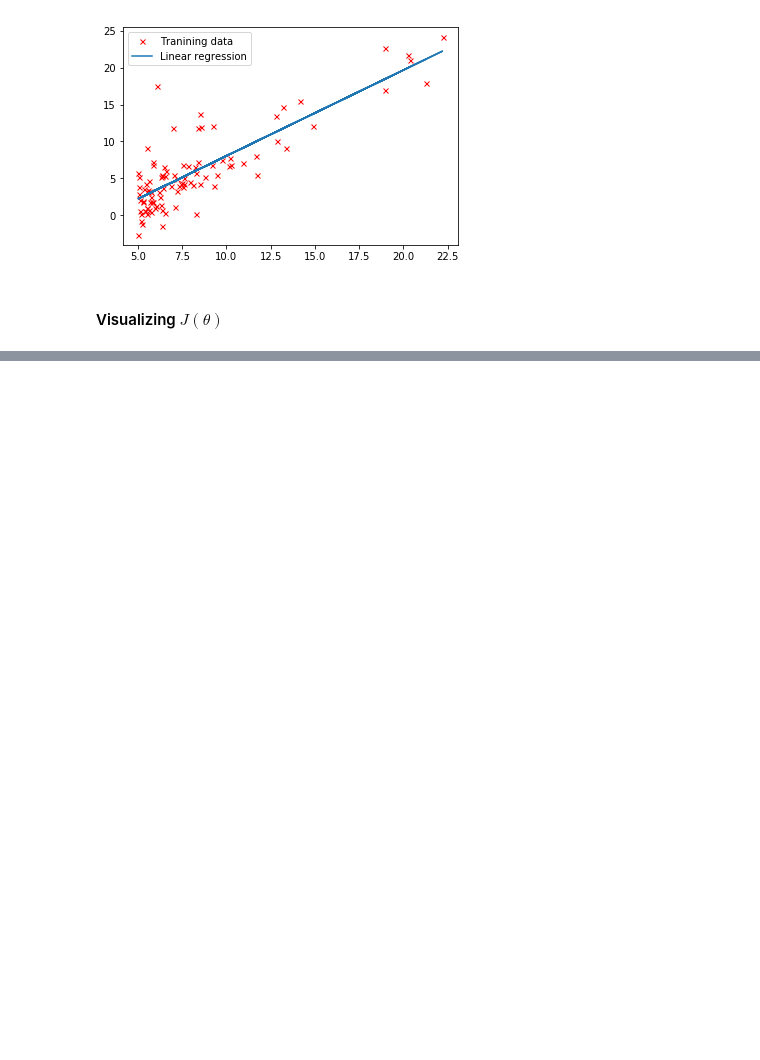
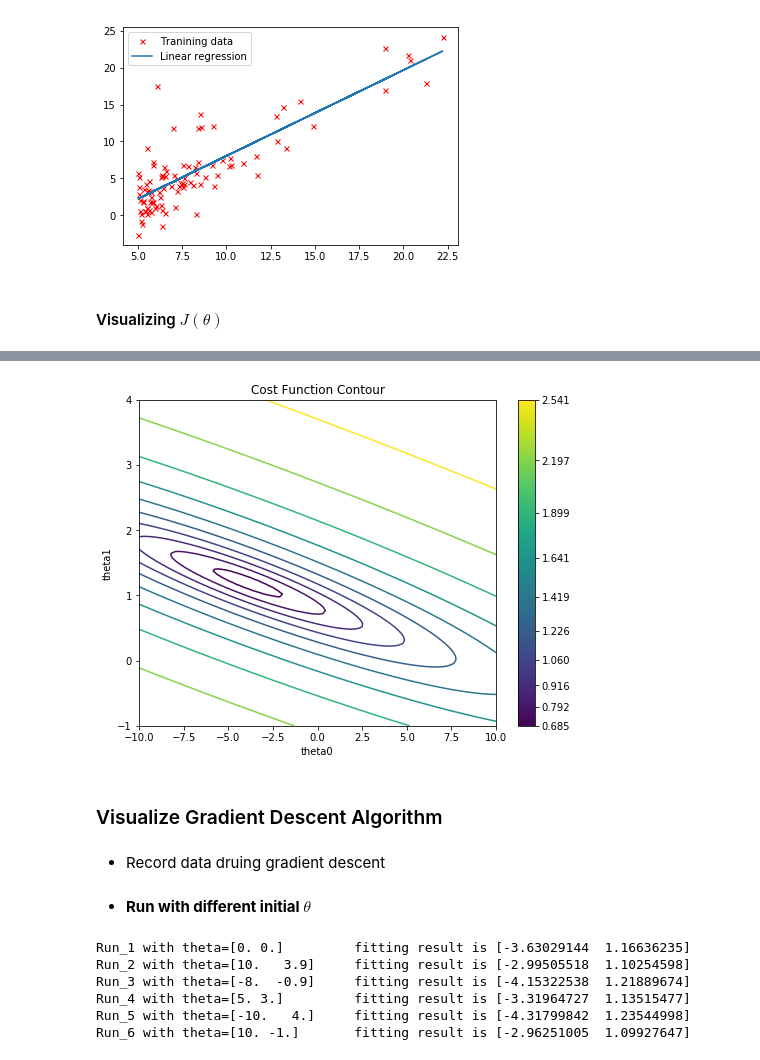
Before and after one commit to fiony/ml-course-andrew-ng, a Jupyter notebook: ex1/Programming Exercise 1-Linear Regression.ipynb, the cells around one changed output, grey strips where cells are left out. Drawn from its saved outputs; the diff is of its cells as text; code cells hidden in the pictures; blank space fills up the shorter version.

```diff
--- a/ex1/Programming Exercise 1-Linear Regression.ipynb
+++ b/ex1/Programming Exercise 1-Linear Regression.ipynb
@@ -246,0 +261,18 @@ plt.show()
+# %%
+# Plot J_vals as 15 contours spaced logarithmically between 0.01 and 100
+fig, ax = plt.subplots(figsize=[8,6])
+cont = ax.contour(theta0_vals,theta1_vals,np.log10(J_vals), levels=np.logspace(-2,3,80))
+ax.set_xlabel('theta0')
+ax.set_ylabel('theta1')
+ax.set_title('Cost Function Contour')
+sm = generate_filled_colormap(cont)
+fig.colorbar(sm, ticks=cont.levels)
+# ax.clabel(cont, inline=1, fontsize=10)  # draw text label
+# fig.colorbar(cont)  # this is a line styple colorbar
+plt.show()
+# %% [output]
+[figure, added]
+# %% [markdown]
+### Visualize Gradient Descent Algorithm
+# %% [markdown]
+- Record data druing gradient descent
@@ -246,0 +291,18 @@ plt.show()
+# %% [markdown]
+- __Run with different initial $\theta$__
+# %%
+alpha = 0.01
+iterations=1500
+init_thetas = np.array([[0,0],[10, 3.9],[-8,-0.9],[5,3], [-10,4],[10,-1]])
+runs_data = []
+for init_theta in init_thetas:
+    fit, hist = gradientDescent_hist(X, y, init_theta, alpha, iterations)
+    print ('Run_{2} with theta={0} \t fitting result is {1}'.format(init_theta, fit, len(runs_data)+1))
+    runs_data.append((fit, hist))
+# %% [output]
+Run_1 with theta=[0. 0.]         fitting result is [-3.63029144  1.16636235]
+Run_2 with theta=[10.   3.9]     fitting result is [-2.99505518  1.10254598]
+Run_3 with theta=[-8.  -0.9]     fitting result is [-4.15322538  1.21889674]
+Run_4 with theta=[5. 3.]         fitting result is [-3.31964727  1.13515477]
+Run_5 with theta=[-10.   4.]     fitting result is [-4.31799842  1.23544998]
+Run_6 with theta=[10. -1.]       fitting result is [-2.96251005  1.09927647]
```
Also changed, not shown: parts of 17 cells of this notebook.
